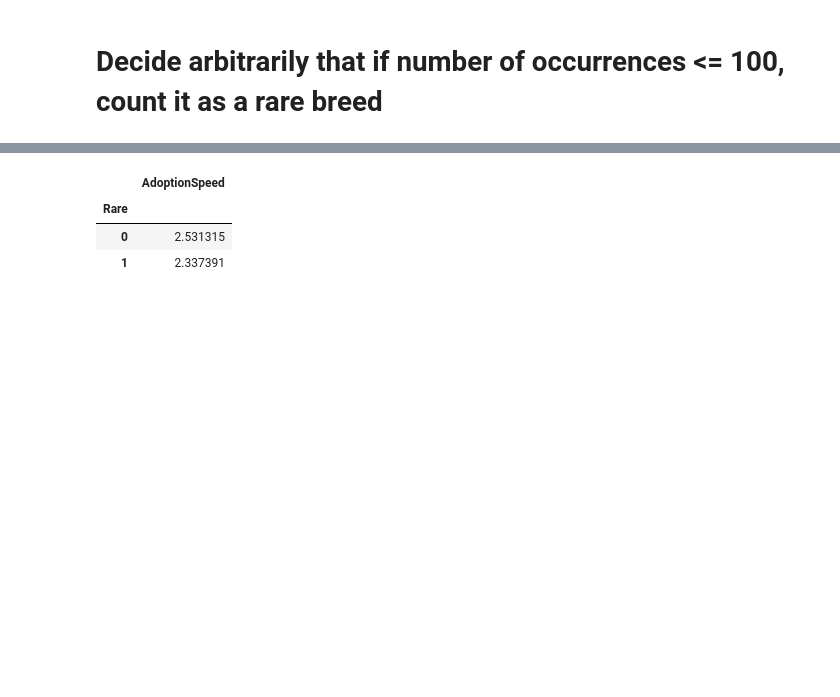
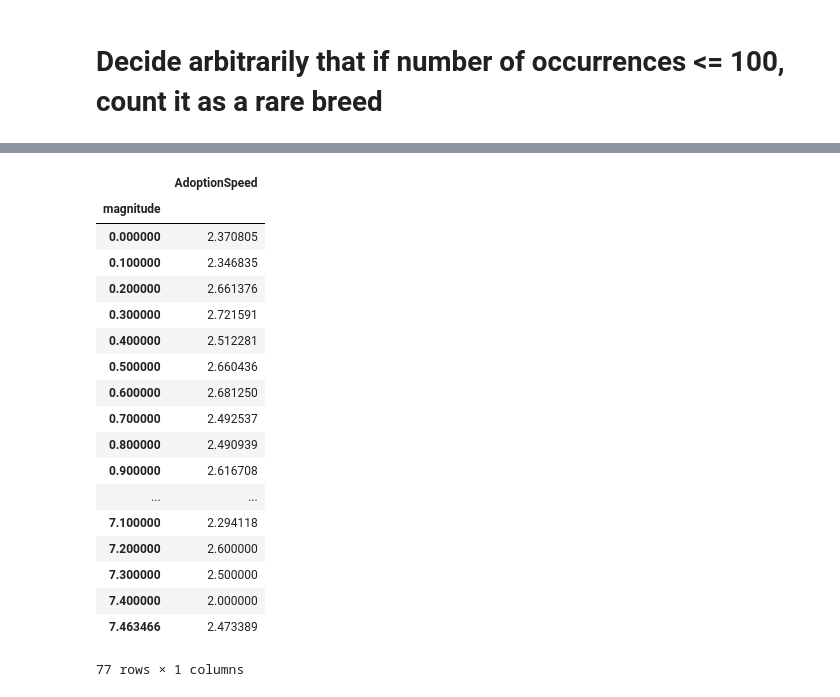
Before and after one commit to jasonnguyen3697/Adoption_prediction, a Jupyter notebook: Kernel.ipynb, the cells around one changed output, grey strips where cells are left out. Cells and saved outputs as stored; diff of their text form; code cells hidden in the pictures; blank space fills up the shorter version.

```diff
--- a/Kernel.ipynb
+++ b/Kernel.ipynb
@@ -175,7 +192,9 @@ Age
 | 105 | 100 | 10.000000 | 1 |
 106 rows × 3 columns
 # %%
-train['AgeBin'] = pd.qcut(train['Age'], 7, duplicates='drop')
+data['AgeBin'] = pd.qcut(data['Age'], 7, duplicates='drop')
+train['AgeBin'] = data['AgeBin'][:lenTrain]
+test['AgeBin'] = data['AgeBin'][lenTrain:]
 train[['AgeBin', 'AdoptionSpeed']].groupby('AgeBin').mean()
 # %% [output]
 |  | AdoptionSpeed |
@@ -305,0 +306,3 @@ train.loc[train['Rare']==0, 'Rare'].count()
+# %%
+fileList = os.listdir('train_sentiment')
+fileList[:20]
@@ -305,0 +330,5 @@ train.loc[train['Rare']==0, 'Rare'].count()
+# %%
+fileOpen = open('train_sentiment/' + fileList[0])
+jsonData = json.load(fileOpen)
+print(jsonData['documentSentiment'])
+fileOpen.close()
@@ -305,0 +337,30 @@ train.loc[train['Rare']==0, 'Rare'].count()
+# %%
+data['magnitude'] = np.nan
+data['score'] = np.nan
+
+score = []
+magnitude = []
+
+for file in fileList:
+    # open each file and get their magnitude and scores
+    fileOpen = open('train_sentiment/' + file)
+    jsonData = json.load(fileOpen)['documentSentiment']
+    data.loc[data['PetID']==file.split('.')[0], 'magnitude'] = jsonData['magnitude']
+    data.loc[data['PetID']==file.split('.')[0], 'score'] = jsonData['score']
+    fileOpen.close()
+
+data['magnitude'].fillna(data['magnitude'].mean(), inplace=True)
+data['score'].fillna(data['score'].mean(), inplace=True)
+
+meanMag = data['magnitude'].mean()
+stdMag = data['magnitude'].std()
+
+meanSco = data['score'].mean()
+stdSco = data['score'].std()
+
+data.loc[data['magnitude'] > (meanMag+3*stdMag), 'magnitude'] = meanMag + 3*stdMag
+data.loc[data['score'] < (meanSco-3*stdSco) , 'score'] = meanSco - 3*stdSco
+
+train[['magnitude', 'score']] = data[['magnitude', 'score']][:lenTrain]
+test[['magnitude', 'score']] = data[['magnitude', 'score']][lenTrain:]
+train[['magnitude', 'score']].describe()
@@ -306,7 +377,22 @@ train.loc[train['Rare']==0, 'Rare'].count()
 # %%
-train[['AdoptionSpeed', 'Rare']].groupby('Rare').mean()
+data[['AdoptionSpeed', 'magnitude']].groupby('magnitude').mean()
 # %% [output]
 |  | AdoptionSpeed |
-| Rare |  |
-| 0 | 2.531315 |
-| 1 | 2.337391 |
+| magnitude |  |
+| 0.000000 | 2.370805 |
+| 0.100000 | 2.346835 |
+| 0.200000 | 2.661376 |
+| 0.300000 | 2.721591 |
+| 0.400000 | 2.512281 |
+| 0.500000 | 2.660436 |
+| 0.600000 | 2.681250 |
+| 0.700000 | 2.492537 |
+| 0.800000 | 2.490939 |
+| 0.900000 | 2.616708 |
+| ... | ... |
+| 7.100000 | 2.294118 |
+| 7.200000 | 2.600000 |
+| 7.300000 | 2.500000 |
+| 7.400000 | 2.000000 |
+| 7.463466 | 2.473389 |
+77 rows × 1 columns
```
Also changed, not shown: parts of 35 cells of this notebook.
